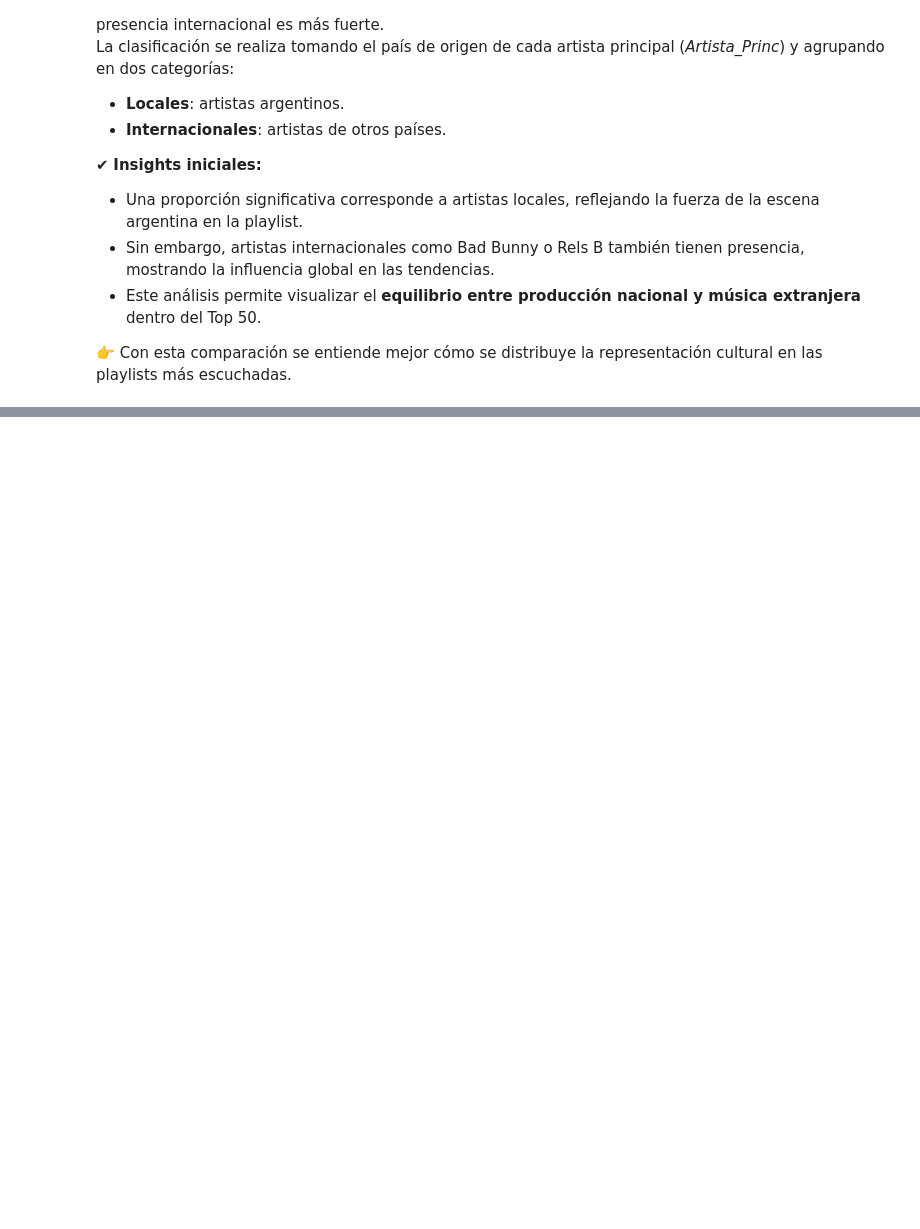
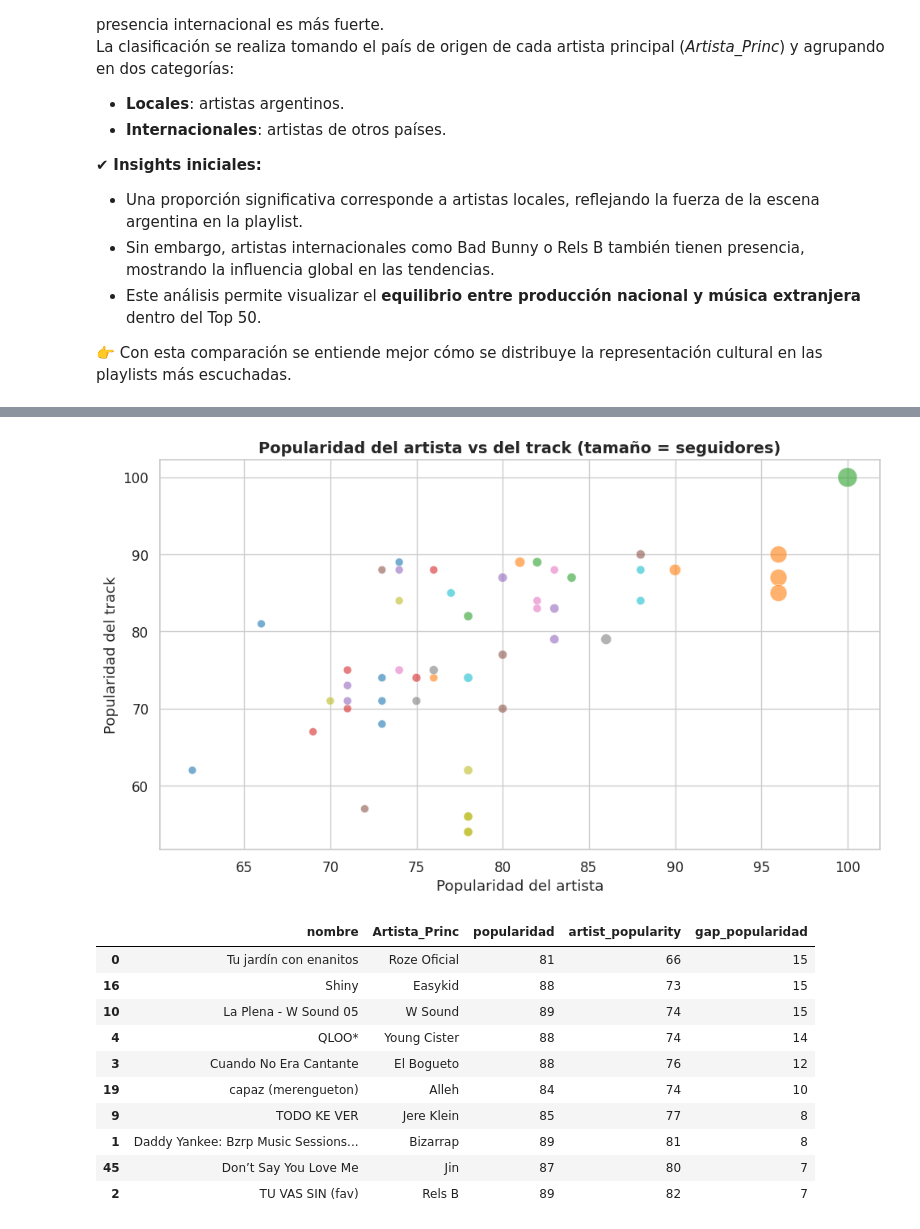
Before and after one commit to JorgeTabera/DataScienceII.CoderH, a Jupyter notebook: Proyecto_Spotify_DS_II.ipynb, the cells around one changed output, grey strips where cells are left out. Saved outputs shown, nothing was run; the diff lists cells and outputs as text; code cells hidden in the pictures; blank space fills up the shorter version.

```diff
--- a/Proyecto_Spotify_DS_II.ipynb
+++ b/Proyecto_Spotify_DS_II.ipynb
@@ -441,0 +485,43 @@ plt.show()
+# %%
+# Casos donde el track es muy popular pero el artista no tanto
+casos_interesantes = df_final[
+    (df_final["popularidad"] > 85) & (df_final["artist_popularity"] < 60)
+][["nombre", "Artista_Princ", "popularidad", "artist_popularity"]]
+
+casos_interesantes.sort_values("popularidad", ascending=False).head(10)
+
+plt.figure(figsize=(10,6))
+sns.scatterplot(
+    data=df_final,
+    x="artist_popularity",
+    y="popularidad",
+    size="followers",
+    hue="Artista_Princ",
+    palette="tab10",
+    alpha=0.6,
+    sizes=(50, 300),
+    legend=False
+)
+plt.title("Popularidad del artista vs del track (tamaño = seguidores)", fontsize=14, weight="bold")
+plt.xlabel("Popularidad del artista")
+plt.ylabel("Popularidad del track")
+plt.tight_layout()
+plt.show()
+
+df_final["gap_popularidad"] = df_final["popularidad"] - df_final["artist_popularity"]
+top_gap = df_final.sort_values("gap_popularidad", ascending=False).head(10)
+
+top_gap[["nombre", "Artista_Princ", "popularidad", "artist_popularity", "gap_popularidad"]]
+# %% [output]
+[figure, added]
+|  | nombre | Artista_Princ | popularidad | artist_popularity | gap_popularidad |
+| 0 | Tu jardín con enanitos | Roze Oficial | 81 | 66 | 15 |
+| 16 | Shiny | Easykid | 88 | 73 | 15 |
+| 10 | La Plena - W Sound 05 | W Sound | 89 | 74 | 15 |
+| 4 | QLOO* | Young Cister | 88 | 74 | 14 |
+| 3 | Cuando No Era Cantante | El Bogueto | 88 | 76 | 12 |
+| 19 | capaz (merengueton) | Alleh | 84 | 74 | 10 |
+| 9 | TODO KE VER | Jere Klein | 85 | 77 | 8 |
+| 1 | Daddy Yankee: Bzrp Music Sessions... | Bizarrap | 89 | 81 | 8 |
+| 45 | Don’t Say You Love Me | Jin | 87 | 80 | 7 |
+| 2 | TU VAS SIN (fav) | Rels B | 89 | 82 | 7 |
```
Also changed, not shown: parts of 13 cells of this notebook.
